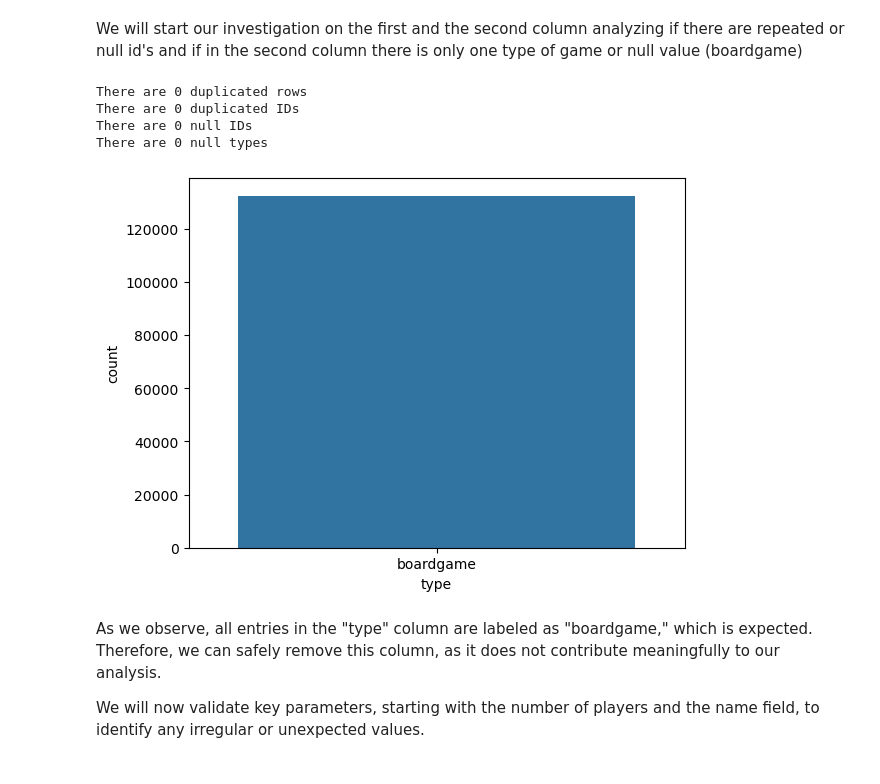
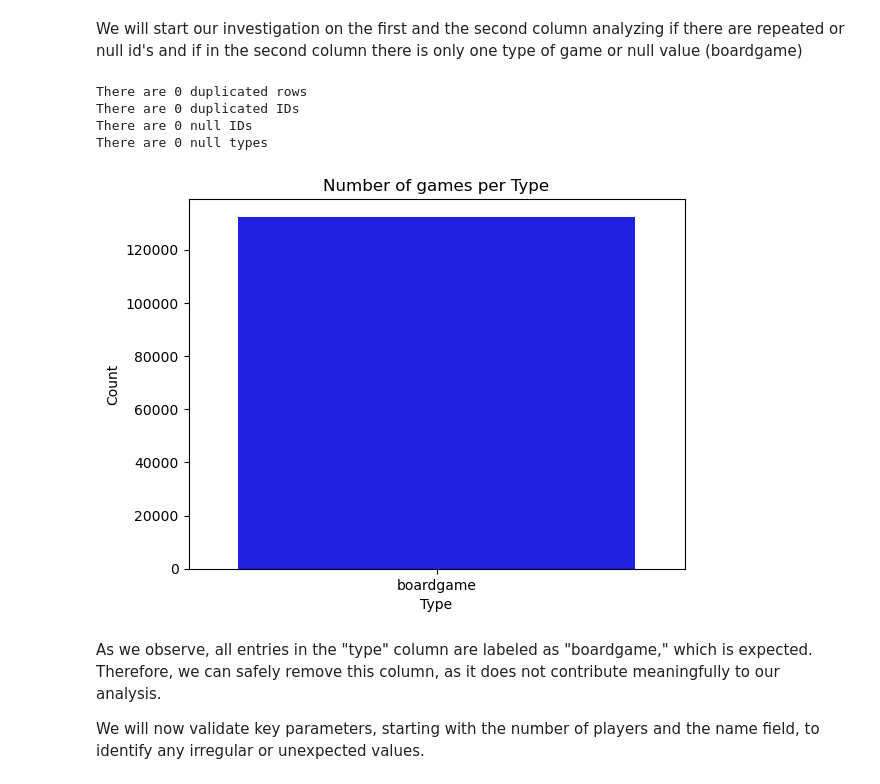
Before and after one commit to LsFaria04/PRI_Board_Games_Search_System, a Jupyter notebook: analysis.ipynb, the cells around one changed output. Drawn from its saved outputs; the diff is of its cells as text; code cells hidden in the pictures.

Commit message:
Improved some plots and added bar stacked plots

```diff
--- a/analysis.ipynb
+++ b/analysis.ipynb
@@ -26,26 +26,29 @@ We will start our investigation on the first and the second column analyzing if
 # %%
 duplicateds = df[df.duplicated()]
 
 print(f'There are {duplicateds.shape[0]} duplicated rows') # duplicated rows
 
 duplicatedsId = df[df.duplicated(subset=["id"])]
 
 print(f'There are {duplicatedsId.shape[0]} duplicated IDs')  # duplicated ids
 
 null_ids = df[df["id"].isna()].shape[0]
 null_type = df[df["type"].isna()].shape[0]
 
 print(f'There are {null_ids} null IDs')
 print(f'There are {null_type} null types')
 
-sb.countplot(df, x = "type")
+sb.countplot(df, x = "type", color = "blue")
+plt.title("Number of games per Type")
+plt.xlabel("Type")
+plt.ylabel("Count")
 plt.show()
 # %% [output]
 There are 0 duplicated rows
 There are 0 duplicated IDs
 There are 0 null IDs
 There are 0 null types
-[figure, old version]
+[figure, new version]
 # %% [markdown]
 As we observe, all entries in the "type" column are labeled as "boardgame," which is expected. Therefore, we can safely remove this column, as it does not contribute meaningfully to our analysis.
 
```
Also changed, not shown: parts of 17 cells of this notebook, 1 other file.
